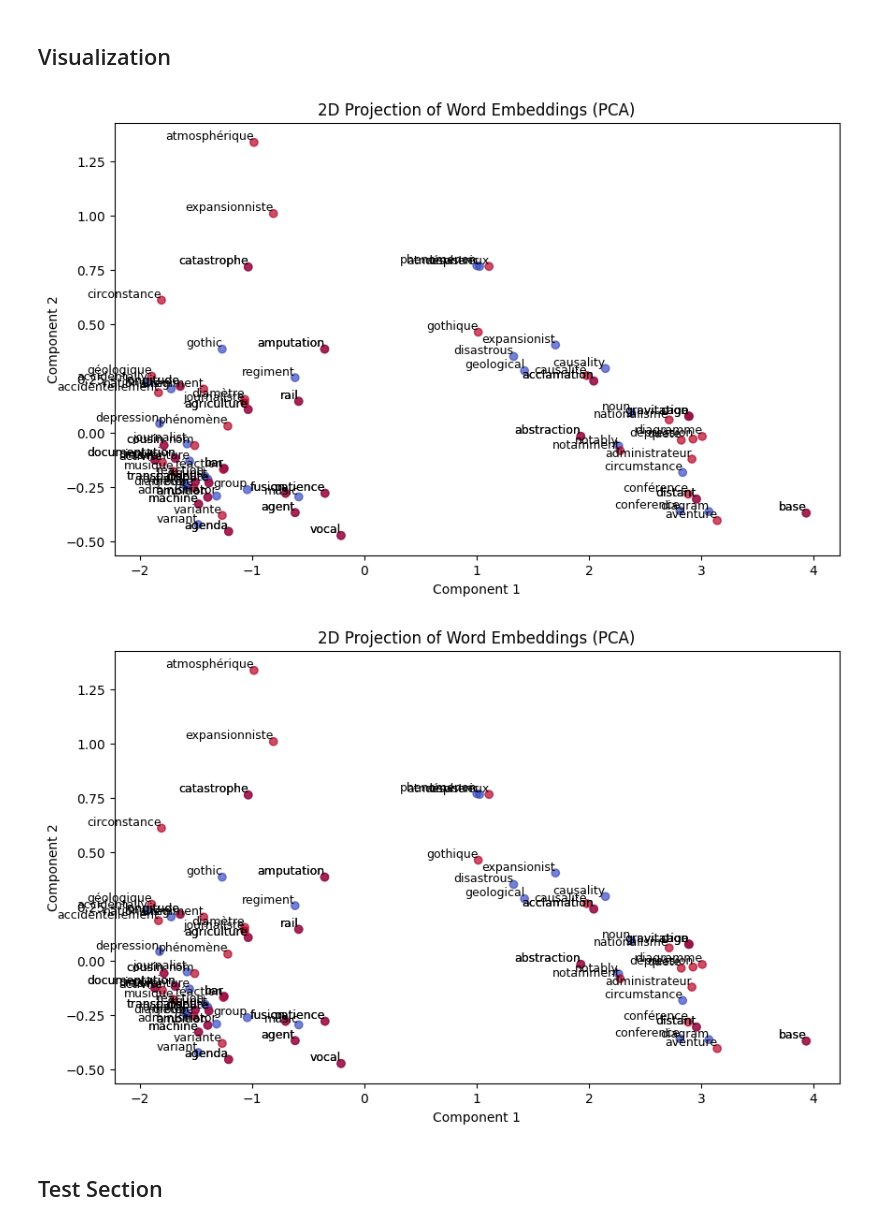
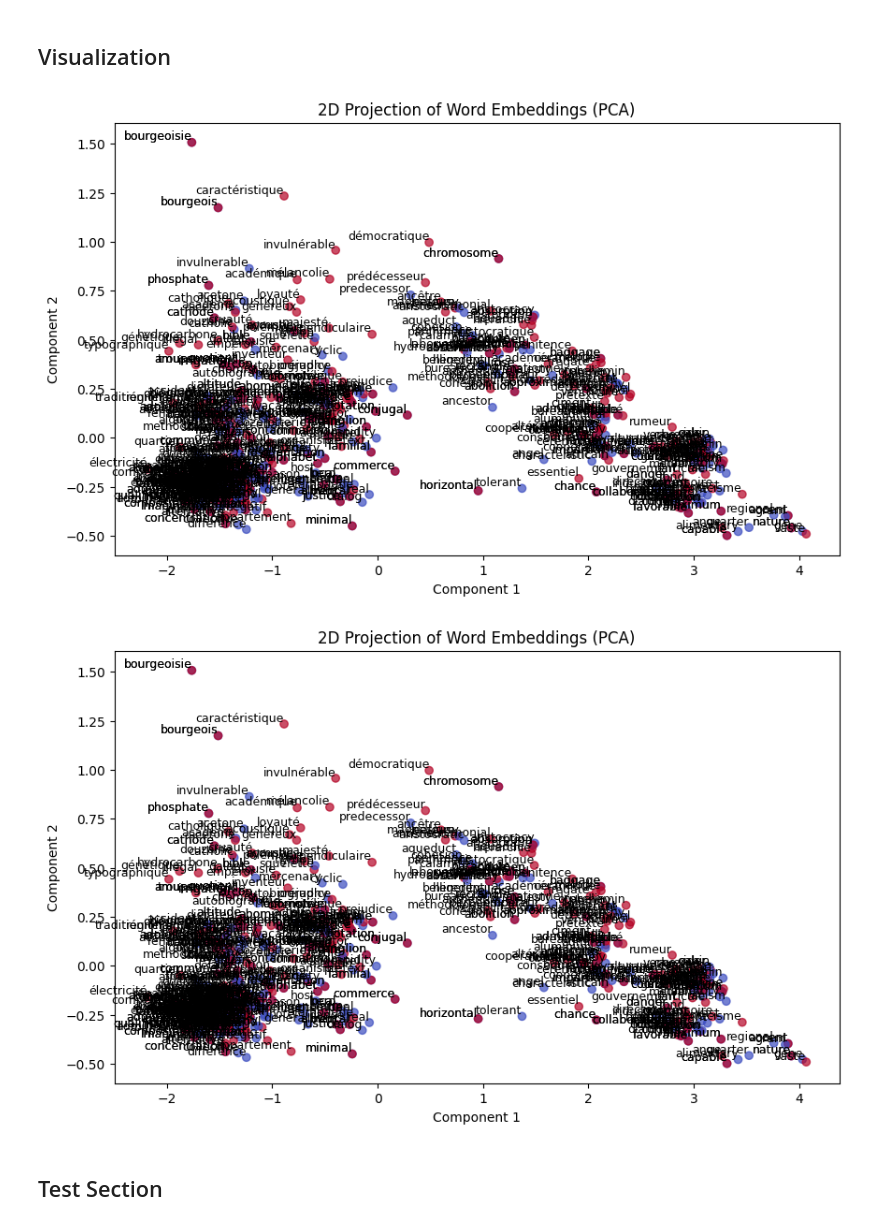
Before and after one commit to fubotz/ICL_2024W, a Jupyter notebook: FinalProject_Fabian_SCHAMBECK.ipynb, the cells around one changed output. Drawn from its saved outputs; the diff is of its cells as text; code cells hidden in the pictures.

```diff
--- a/FinalProject_Fabian_SCHAMBECK.ipynb
+++ b/FinalProject_Fabian_SCHAMBECK.ipynb
@@ -452,7 +454,7 @@ def visualize_embeddings_2D(model, tokenizer, test_data, method="pca"):
     model.config.output_hidden_states = True
 
     # Extract embeddings
-    for pair in test_data:
+    for pair in train_data:
         english_word, french_word = list(pair.items())[0]
         for word in [english_word, french_word]:
             tokens = tokenizer(word, return_tensors="pt", truncation=True, padding="max_length", max_length=8)
@@ -467,35 +469,35 @@ def visualize_embeddings_2D(model, tokenizer, test_data, method="pca"):
     embeddings = np.array(embeddings)
 
     # Reduce dimensions
     if method == "pca":
         reducer = PCA(n_components=2)
     elif method == "tsne":
         from sklearn.manifold import TSNE
         reducer = TSNE(n_components=2, perplexity=10, random_state=42)
     else:
         raise ValueError("Method must be 'pca' or 'tsne'.")
 
     reduced_embeddings = reducer.fit_transform(embeddings)
 
     # Plot embeddings
     plt.figure(figsize=(10, 6))
     plt.scatter(reduced_embeddings[:, 0], reduced_embeddings[:, 1], alpha=0.7, c=np.arange(len(words)) % 2, cmap="coolwarm")
 
     # Annotate points with words
     for i, word in enumerate(words):
         plt.text(reduced_embeddings[i, 0], reduced_embeddings[i, 1], word, fontsize=9, ha='right', va='bottom')
 
     plt.title(f"2D Projection of Word Embeddings ({method.upper()})")
     plt.xlabel("Component 1")
     plt.ylabel("Component 2")
     plt.show()
 
 # Call function for both models using PCA
 visualize_embeddings_2D(pretrained_model, tokenizer, test_data, method="pca")
 visualize_embeddings_2D(finetuned_model, tokenizer, test_data, method="pca")
 # %% [output]
-[figure, old version]
+[figure, new version]
-[figure, old version]
+[figure, new version]
 # %% [markdown]
 ## Test Section ##
 # %%
```
Also changed, not shown: parts of 6 cells of this notebook.
